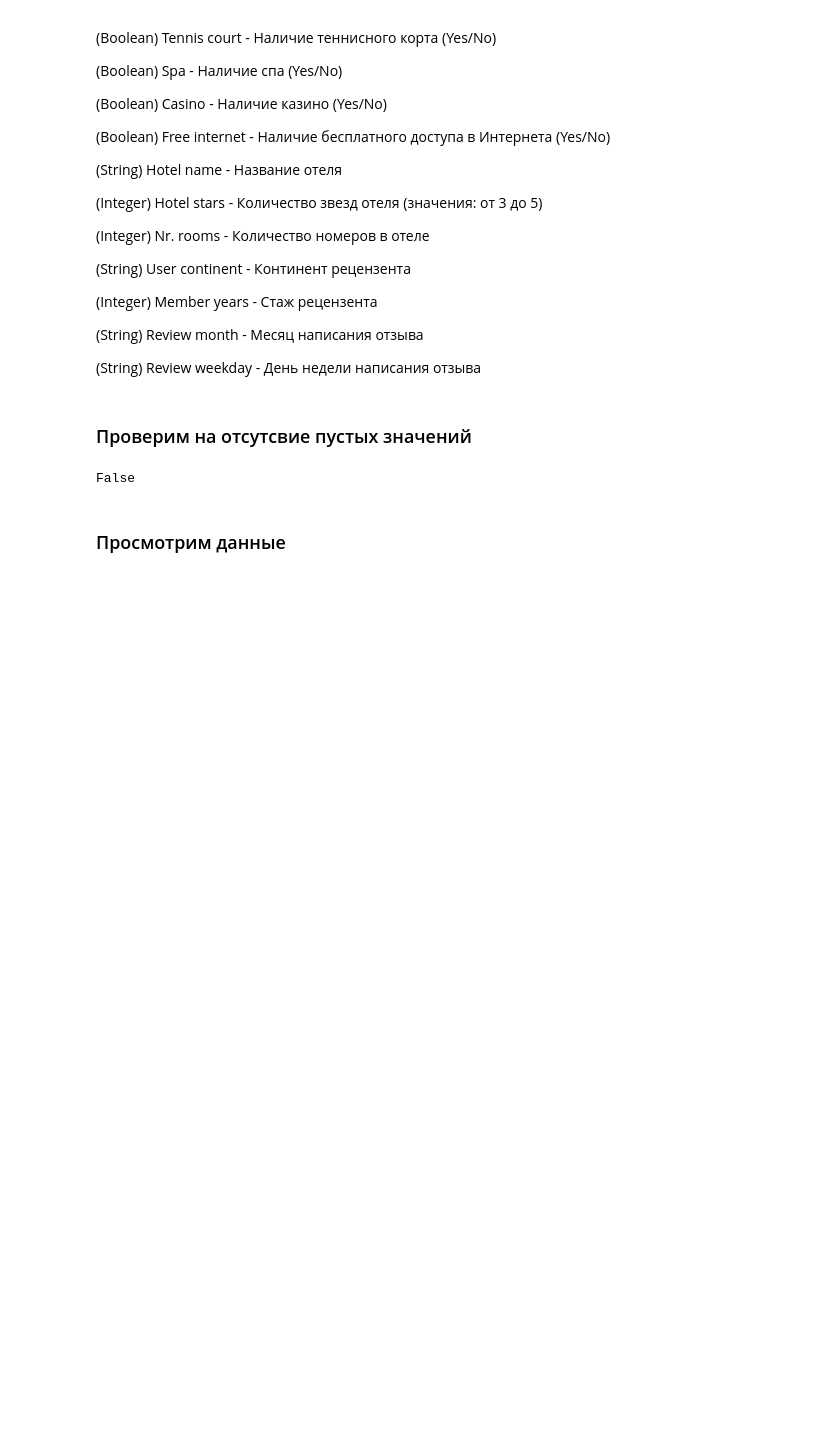
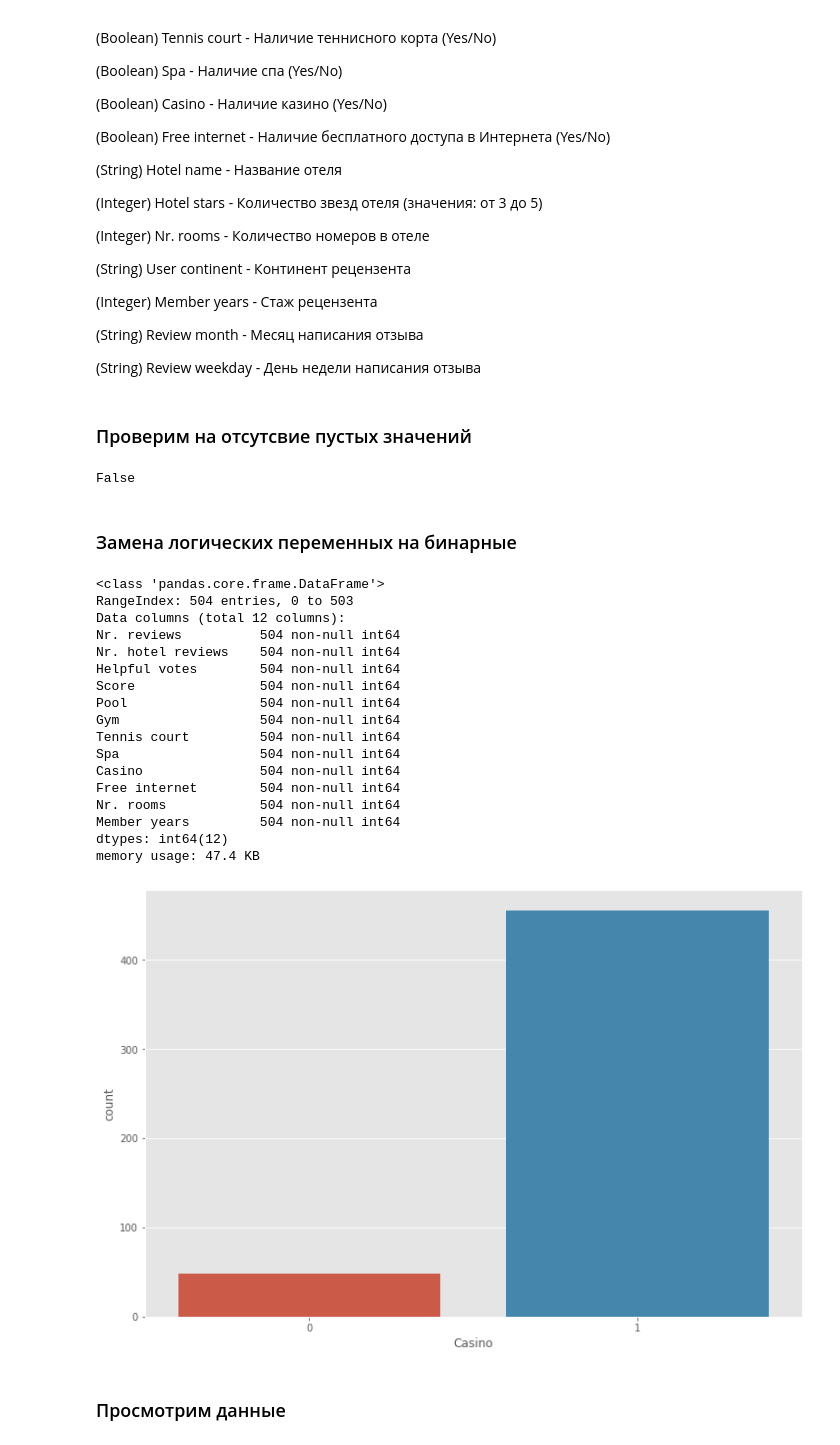
Before and after one commit to remirboy/Las_Vegas_TripAdvisor, a Jupyter notebook: LasVegasTripAdvisorReviews-Dataset.ipynb, the cells around one changed output. Saved outputs shown, nothing was run; the diff lists cells and outputs as text; code cells hidden in the pictures; blank space fills up the shorter version.

```diff
--- a/LasVegasTripAdvisorReviews-Dataset.ipynb
+++ b/LasVegasTripAdvisorReviews-Dataset.ipynb
@@ -110,3 +116,36 @@ memory usage: 78.9+ KB
 df.isnull().any().any()
 # %% [output]
 False
+# %% [markdown]
+### Замена логических переменных на бинарные
+# %%
+df.groupby("Casino").count()
+plt.figure(figsize=(12,8))
+df['Casino'] = df['Casino'].replace(['NO','YES'], [0,1])
+df['Pool'] = df['Pool'].replace(['NO','YES'], [0,1])
+df['Gym'] = df['Gym'].replace(['NO','YES'], [0,1])
+df['Tennis court'] = df['Tennis court'].replace(['NO','YES'], [0,1])
+df['Spa'] = df['Spa'].replace(['NO','YES'], [0,1])
+df['Free internet'] = df['Free internet'].replace(['NO','YES'], [0,1])
+sns.countplot(df['Casino'])
+df = df.drop(["Review month", "Review weekday","User country","Period of stay","Traveler type","User continent","Hotel name","Hotel stars"], axis=1)
+df.info()
+# %% [output]
+<class 'pandas.core.frame.DataFrame'>
+RangeIndex: 504 entries, 0 to 503
+Data columns (total 12 columns):
+Nr. reviews          504 non-null int64
+Nr. hotel reviews    504 non-null int64
+Helpful votes        504 non-null int64
+Score                504 non-null int64
+Pool                 504 non-null int64
+Gym                  504 non-null int64
+Tennis court         504 non-null int64
+Spa                  504 non-null int64
+Casino               504 non-null int64
+Free internet        504 non-null int64
+Nr. rooms            504 non-null int64
+Member years         504 non-null int64
+dtypes: int64(12)
+memory usage: 47.4 KB
+[figure, added]
```
Also changed, not shown: parts of 33 cells of this notebook, 1 other file.
